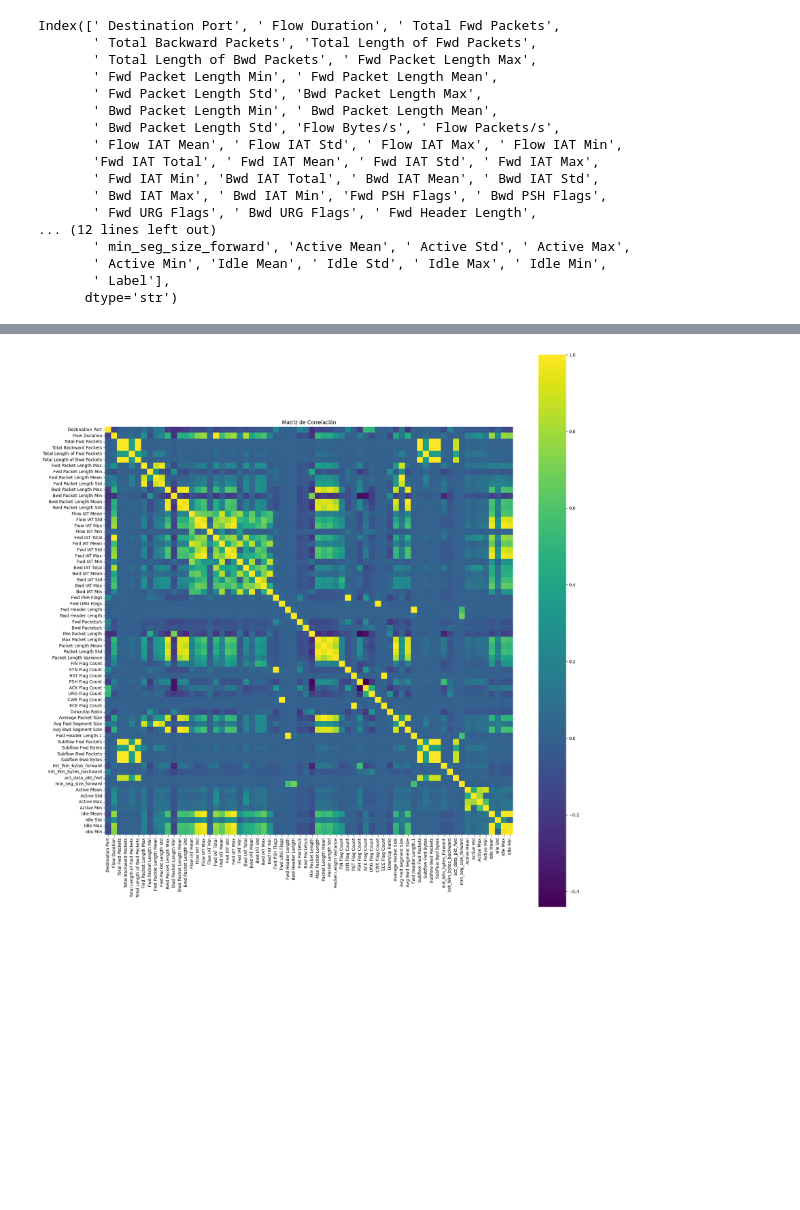
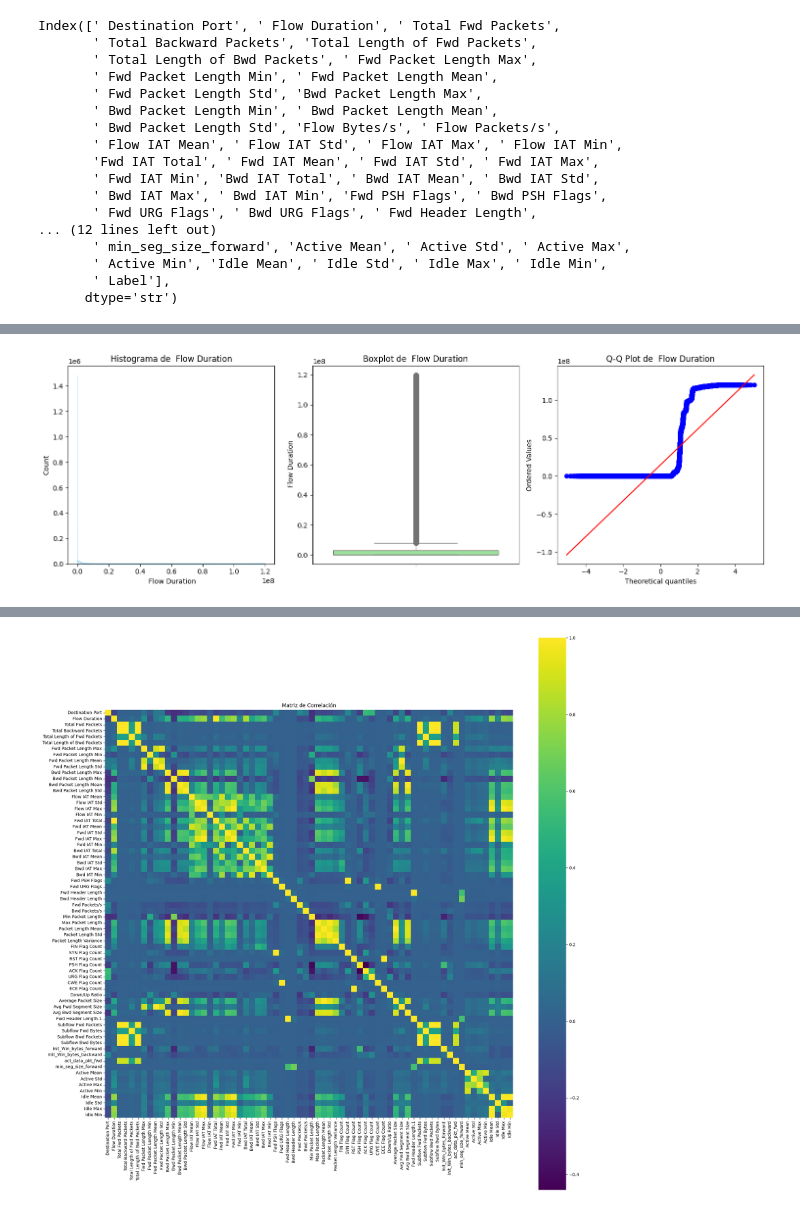
Before and after one commit to rnoguer22/AnomaliasTFG, a Jupyter notebook: code/anomalias.ipynb, the cells around one changed output, grey strips where cells are left out. Saved outputs shown, nothing was run; the diff lists cells and outputs as text; code cells hidden in the pictures; blank space fills up the shorter version.

```diff
--- a/code/anomalias.ipynb
+++ b/code/anomalias.ipynb
@@ -56,0 +99,4 @@ Index([' Destination Port', ' Flow Duration', ' Total Fwd Packets',
+# %%
+anomalias.plot_normality_test(df, ' Flow Duration')
+# %% [output]
+[figure, added]
```
Also changed, not shown: parts of 17 cells of this notebook, 7 other files.
